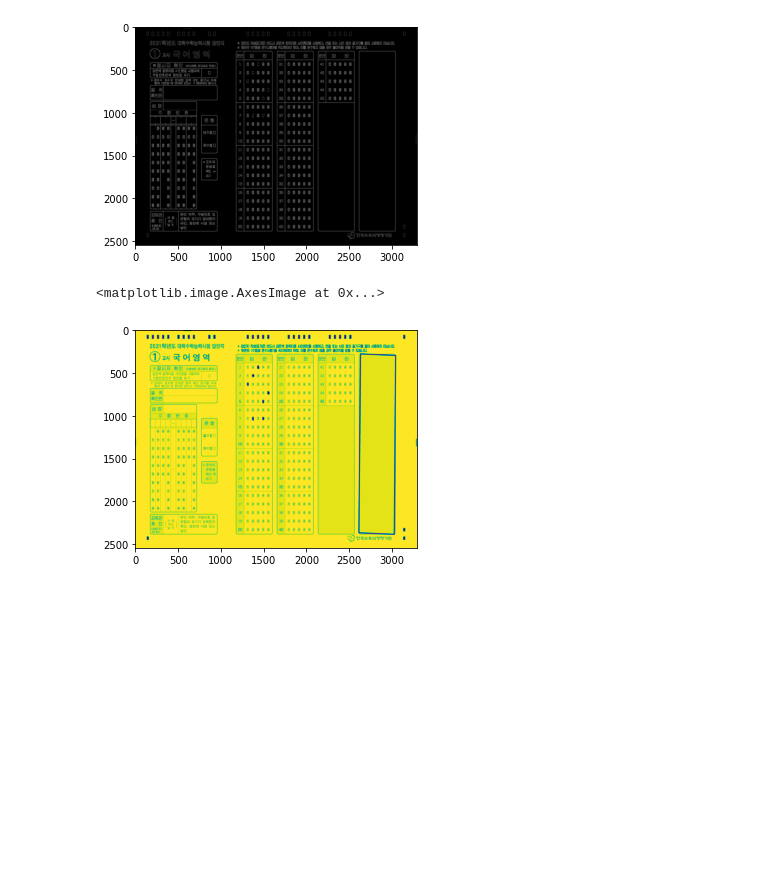
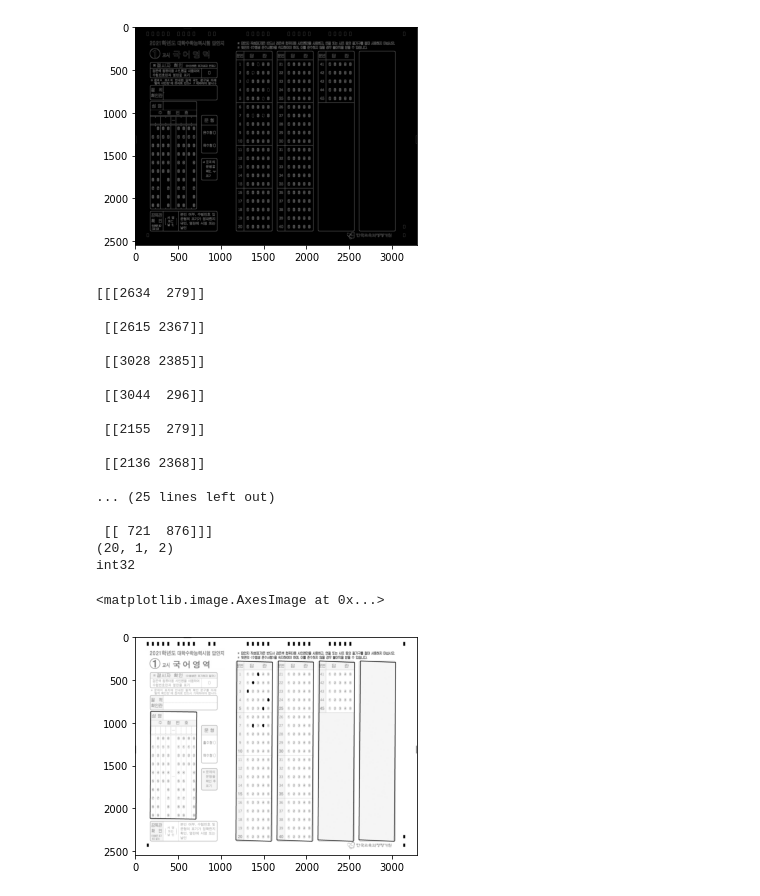
Before and after one commit to NYCCake/SmartOMR, a Jupyter notebook: ex.ipynb, the cells around one changed output. Cells and saved outputs as stored; diff of their text form; code cells hidden in the pictures; blank space fills up the shorter version.

```diff
--- a/ex.ipynb
+++ b/ex.ipynb
@@ -11,8 +11,8 @@ import cv2
 img=cv2.imread('a.png',cv2.IMREAD_COLOR)
 gray=cv2.cvtColor(img,cv2.COLOR_BGR2GRAY)
 blurred = cv2.GaussianBlur(gray, (5, 5), 0)
-canny=cv2.Canny(blurred,75,200)
-plt.imshow(canny,cmap='gray')
+canny=cv2.Canny(blurred, 50, 200)
+plt.imshow(cv2.cvtColor(canny, cv2.COLOR_BGR2RGB))
 # %% [output]
 <matplotlib.image.AxesImage at 0x...>
 [figure]
@@ -20,17 +20,35 @@ plt.imshow(canny,cmap='gray')
 #finding contours
 cnts=cv2.findContours(canny.copy(),cv2.RETR_EXTERNAL,cv2.CHAIN_APPROX_SIMPLE)
 cnts=imutils.grab_contours(cnts)
-docCnt=None
 cnts=sorted(cnts, key=cv2.contourArea, reverse=True)
-for c in cnts:
-    peri=cv2.arcLength(c, True) # T=closed/F=opened
-    approx=cv2.approxPolyDP(c, 0.01*peri, True)
-    cv2.drawContours(gray, [approx], 0, (0, 0, 255), 10)
-    # reducing vertices, (img,condition)
-    if len(approx)==4:
-        docCnt = approx
-        break
-plt.imshow(gray)
-# %% [output]
-<matplotlib.image.AxesImage at 0x...>
-[figure, removed]
+# %%
+#reducing vertices by approxPolyDP, finding answer area
+fa=np.empty((0,1,2), int)
+for c in cnts:
+    peri=cv2.arcLength(c, True)
+    approx=cv2.approxPolyDP(c, 0.005*peri, True)
+    if len(approx)==4:
+        cv2.drawContours(gray, [approx], 0, (0, 0, 255), 5)
+        fa=np.append(fa, approx, axis=0)
+print(fa)
+plt.imshow(cv2.cvtColor(gray, cv2.COLOR_BGR2RGB))
+# %% [output]
+[[[2634  279]]
+
+ [[2615 2367]]
+
+ [[3028 2385]]
+
+ [[3044  296]]
+
+ [[2155  279]]
+
+ [[2136 2368]]
+
+... (25 lines left out)
+
+ [[ 721  876]]]
+(20, 1, 2)
+int32
+<matplotlib.image.AxesImage at 0x...>
+[figure, added]
```
Also changed, not shown: 5 other files.
